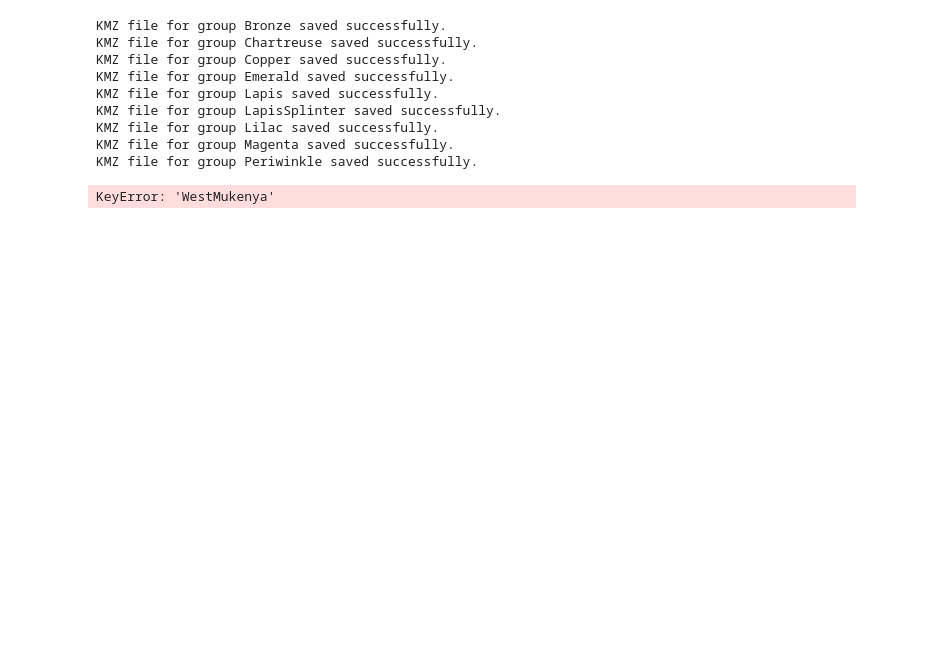
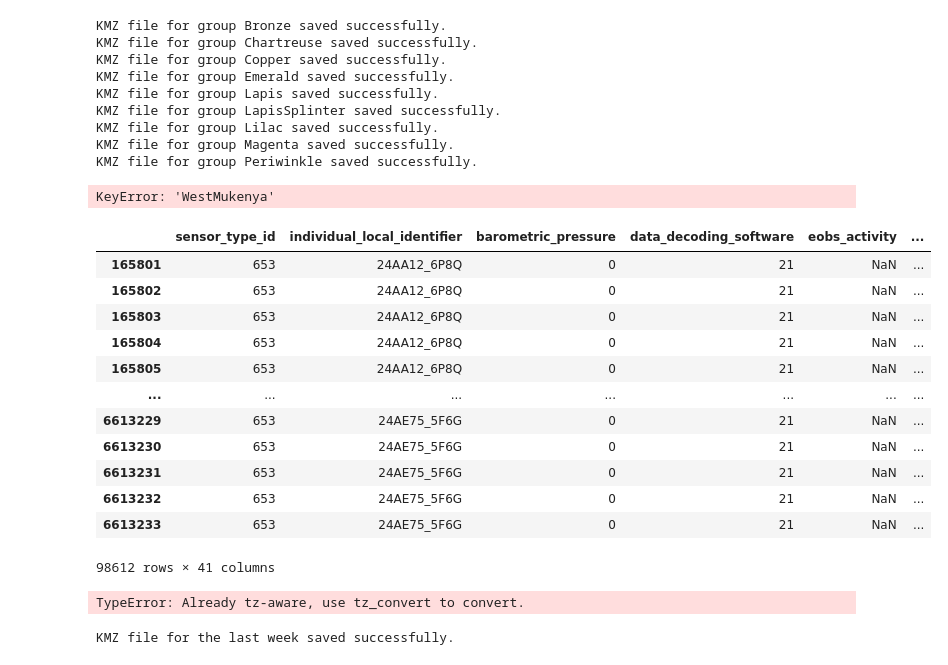
Before and after one commit to roiharel/baboon_location, a Jupyter notebook: code/plot_lines_kml.ipynb, the cells around one changed output. Cells and saved outputs as stored; diff of their text form; code cells hidden in the pictures; blank space fills up the shorter version.

Commit message:
create last week kml code and file

```diff
--- a/code/plot_lines_kml.ipynb
+++ b/code/plot_lines_kml.ipynb
@@ -231,3 +230,73 @@ for group_index, (group_id, group_data) in enumerate(grouped):
 
     # Save the KMZ file with the group_id as part of the filename
     kml.savekmz(f"morning\{group_id}.kmz")
+# %%
+# Get the current date and calculate the start of the last week
+current_date = datetime.now().astimezone()  # Make current_date timezone-aware
+last_week_start = current_date - timedelta(days=7)
+
+# Filter data for the last week
+data_last_week = data[(data['timestamp'] >= last_week_start) & (data['timestamp'] <= current_date)]
+data_last_week
+# %% [output]
+|  | sensor_type_id | individual_local_identifier | barometric_pressure | data_decoding_software | eobs_activity | ... |
+| 165801 | 653 | 24AA12_6P8Q | 0 | 21 | NaN | ... |
+| 165802 | 653 | 24AA12_6P8Q | 0 | 21 | NaN | ... |
+| 165803 | 653 | 24AA12_6P8Q | 0 | 21 | NaN | ... |
+| 165804 | 653 | 24AA12_6P8Q | 0 | 21 | NaN | ... |
+| 165805 | 653 | 24AA12_6P8Q | 0 | 21 | NaN | ... |
+| ... | ... | ... | ... | ... | ... | ... |
+| 6613229 | 653 | 24AE75_5F6G | 0 | 21 | NaN | ... |
+| 6613230 | 653 | 24AE75_5F6G | 0 | 21 | NaN | ... |
+| 6613231 | 653 | 24AE75_5F6G | 0 | 21 | NaN | ... |
+| 6613232 | 653 | 24AE75_5F6G | 0 | 21 | NaN | ... |
+| 6613233 | 653 | 24AE75_5F6G | 0 | 21 | NaN | ... |
+98612 rows × 41 columns
+# %%
+data['timestamp'] = pd.to_datetime(data['timestamp']).dt.tz_localize('UTC')
+# %% [output]
+TypeError: Already tz-aware, use tz_convert to convert.
+# %%
+# Get the current date and calculate the start of the last week
+current_date = datetime.now().astimezone()  # Make current_date timezone-aware
+last_week_start = current_date - timedelta(days=7)
+
+# Filter data for the last week
+data_last_week = data[(data['timestamp'] >= last_week_start) & (data['timestamp'] <= current_date)]
+
+# Group the data by 'group_id'
+grouped = data_last_week.groupby('group_id')
+
+# Create a KMZ file for the last week
+kml = simplekml.Kml()
+
+# Iterate over each group
+for group_id, group_data in grouped:
+    # Get the color for the group from base_colors
+    group_color = base_colors.get(group_id, "#000000")  # Default to black if not found
+
+    # Iterate over each individual in the group
+    for individual_id, individual_data in group_data.groupby('individual_local_identifier'):
+        # Create a folder for each individual
+        folder = kml.newfolder(name=f"{individual_id} ({tag_local_identifier})")
+        folder.visibility = 0  # Set folder visibility to 0 (hidden)
+
+        tag_local_identifier = individual_data['tag_local_identifier'].iloc[0] if not individual_data['tag_local_identifier'].empty else 'Unknown'
+        # Create a multiline for the individual
+        line = folder.newlinestring(name=f"{individual_id} ({tag_local_identifier}) - Last Week")
+        line.coords = list(zip(individual_data['location.long'], individual_data['location.lat']))
+
+        # Set the color using the group color with alpha
+        kml_color = 'b2' + group_color[1:]  # Add alpha to hex color
+        line.style.linestyle.color = kml_color
+        line.style.linestyle.width = 5  # Set line width
+
+        # Set the timespan for the multiline
+        line.timespan.begin = individual_data['timestamp'].min().strftime('%Y-%m-%dT%H:%M:%SZ')
+        line.timespan.end = individual_data['timestamp'].max().strftime('%Y-%m-%dT%H:%M:%SZ')
+
+# Save the KMZ file for the last week
+kml.savekmz("plots\\kmls\\last_week.kmz")
+print("KMZ file for the last week saved successfully.")
+# %% [output]
+KMZ file for the last week saved successfully.
```
Also changed, not shown: parts of 2 cells of this notebook, 2 other files.
